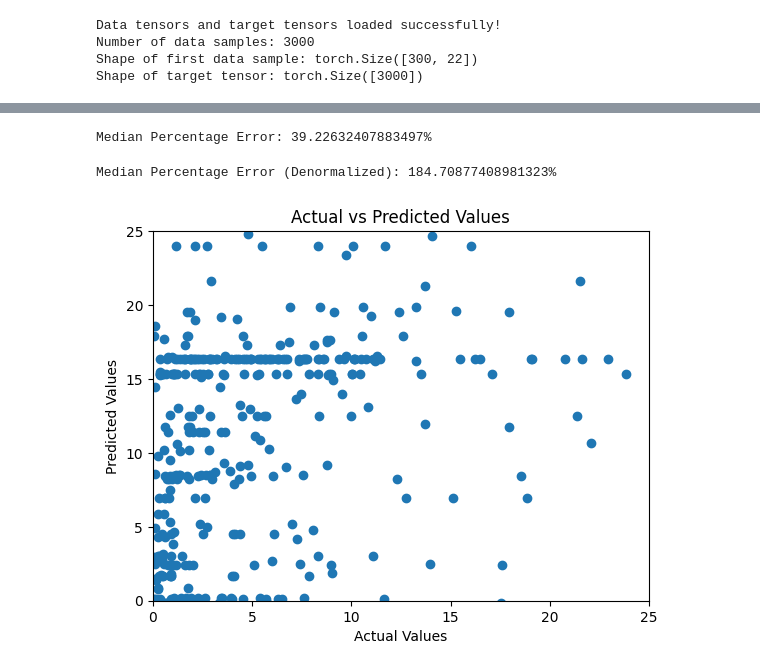
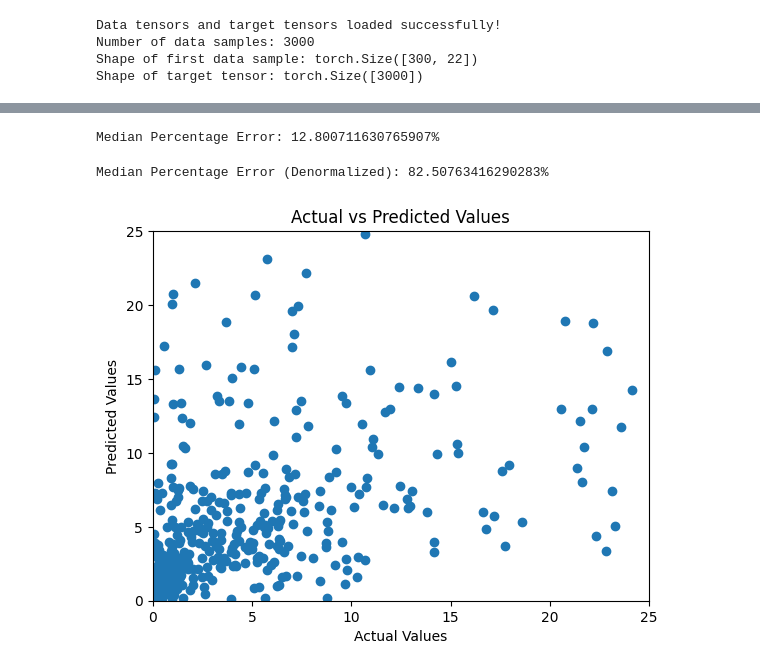
Before and after one commit to lukeyoffe/cs293n, a Jupyter notebook: model/lstm.ipynb, the cells around one changed output, grey strips where cells are left out. Cells and saved outputs as stored; diff of their text form; code cells hidden in the pictures.

```diff
--- a/model/lstm.ipynb
+++ b/model/lstm.ipynb
@@ -216,6 +291,0 @@ Mean Square Error (Denormalized): 17233.525390625
-# %%
-# print each actual vs prediction value
-for i in range(num_samples):
-    predicted_value = model(test_data[i].unsqueeze(0)).item()
-    actual_value = test_targets[i].item()
-    print(f"Actual: {actual_value}, Predicted: {predicted_value}")
@@ -240,6 +291,0 @@ Actual: 1.9249701499938965, Predicted: -0.16663527488708496
-# %%
-# print each actual vs prediction value for denormalized values
-for i in range(num_samples):
-    predicted_value = denormalize(model(test_data[i].unsqueeze(0)).item())
-    actual_value = denormalize(test_targets[i].item())
-    print(f"Actual: {actual_value}, Predicted: {predicted_value}")
@@ -358,25 +412,32 @@ Standard Deviation of Percentage Errors (Without Top 2%, Denormalized): 35.07409
 # %%
-# calculate the median percentage error of the model
+# Calculate the median percentage error of the model
 percentage_errors = []
 for i in range(num_samples):
-    predicted_value = model(test_data[i].unsqueeze(0)).item()
-    actual_value = test_targets[i].item()
+    # Move the input and target to the same device as the model
+    input_tensor = test_data[i].unsqueeze(0).to(device)
+    target_value = test_targets[i].to(device)
+
+    predicted_value = model(input_tensor).item()
+    actual_value = target_value.item()
     percentage_error = abs(predicted_value - actual_value) / abs(actual_value)
     percentage_errors.append(percentage_error)
     if percentage_error < 0:
         print(f"Predicted: {predicted_value}, Actual: {actual_value}, PE: {percentage_error}")
 
-
 median_percentage_error = np.median(percentage_errors) * 100
 print(f"Median Percentage Error: {median_percentage_error}%")
 # %% [output]
-Median Percentage Error: 39.22632407883497%
+Median Percentage Error: 12.800711630765907%
 # %%
-# calculate the median percentage error of the model for denormalized values
+# Calculate the median percentage error of the model for denormalized values
 percentage_errors = []
 for i in range(num_samples):
-    predicted_value = denormalize(model(test_data[i].unsqueeze(0)).item())
-    actual_value = denormalize(test_targets[i].item())
+    # Move the input and target to the same device as the model
+    input_tensor = test_data[i].unsqueeze(0).to(device)
+    target_value = test_targets[i].to(device)
+
+    predicted_value = denormalize(model(input_tensor).item())
+    actual_value = denormalize(target_value.item())
     percentage_error = abs(predicted_value - actual_value) / abs(actual_value)
     percentage_errors.append(percentage_error)
     if percentage_error < 0:
@@ -385,26 +446,30 @@ for i in range(num_samples):
 median_percentage_error = np.median(percentage_errors) * 100
 print(f"Median Percentage Error (Denormalized): {median_percentage_error}%")
 # %% [output]
-Median Percentage Error (Denormalized): 184.70877408981323%
+Median Percentage Error (Denormalized): 82.50763416290283%
 # %%
-# plot the denormalized values for the actual and predicted values on testing set
+# Plot the denormalized values for the actual and predicted values on the testing set
 
 import matplotlib.pyplot as plt
 
 actual_values = []
 predicted_values = []
 for i in range(num_samples):
-    predicted_value = denormalize(model(test_data[i].unsqueeze(0)).item())
-    actual_value = denormalize(test_targets[i].item())
+    # Move the input and target to the same device as the model
+    input_tensor = test_data[i].unsqueeze(0).to(device)
+    target_value = test_targets[i].to(device)
+
+    predicted_value = denormalize(model(input_tensor).item())
+    actual_value = denormalize(target_value.item())
     actual_values.append(actual_value)
     predicted_values.append(predicted_value)
 
 plt.scatter(actual_values, predicted_values)
 plt.xlabel("Actual Values")
 plt.ylabel("Predicted Values")
 plt.title("Actual vs Predicted Values")
 plt.xlim(0, 25)
 plt.ylim(0, 25)
 plt.show()
 # %% [output]
-[figure, old version]
+[figure, new version]
```
Also changed, not shown: parts of 13 cells of this notebook, 4 other files.
